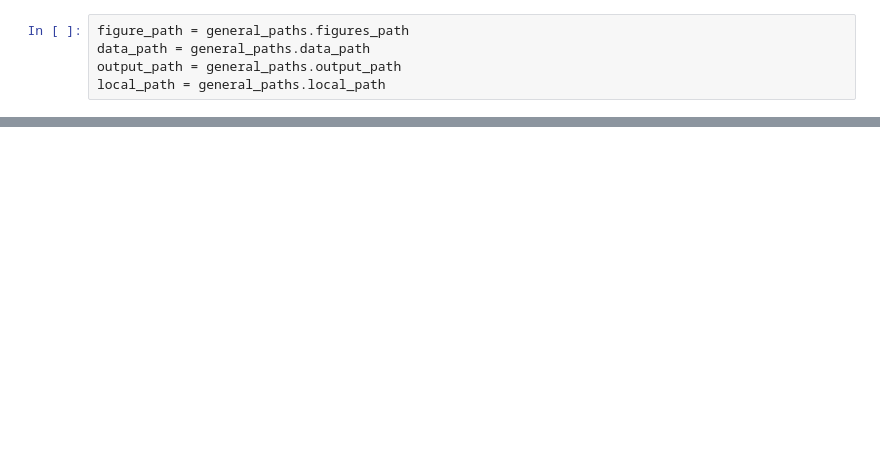
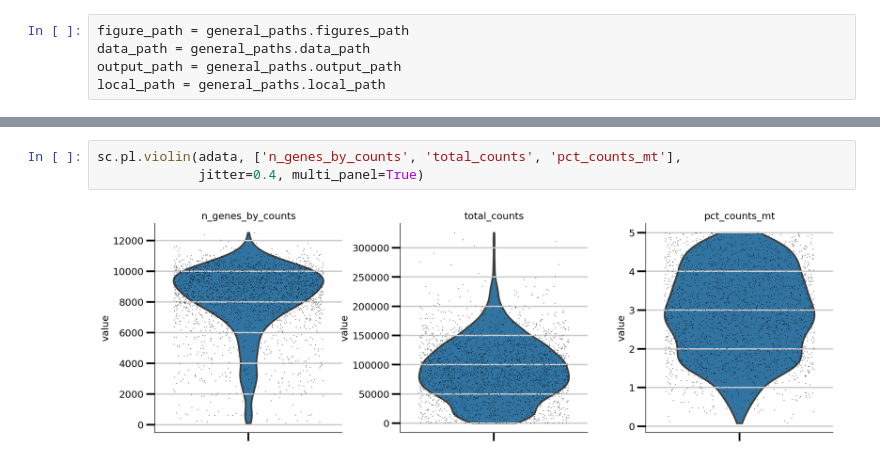
Before and after one commit to ilo21/single_cell_sequencing, a Jupyter notebook: campari_scs_II_data_agregation.ipynb, the cells around one changed output, grey strips where cells are left out. Cells and saved outputs as stored; diff of their text form; blank space fills up the shorter version.

```diff
--- a/campari_scs_II_data_agregation.ipynb
+++ b/campari_scs_II_data_agregation.ipynb
@@ -556,0 +418,5 @@ extracting highly variable genes
+# %%
+sc.pl.violin(adata, ['n_genes_by_counts', 'total_counts', 'pct_counts_mt'],
+             jitter=0.4, multi_panel=True)
+# %% [output]
+[figure, added]
```
Also changed, not shown: parts of 66 cells of this notebook, 6 other files.
